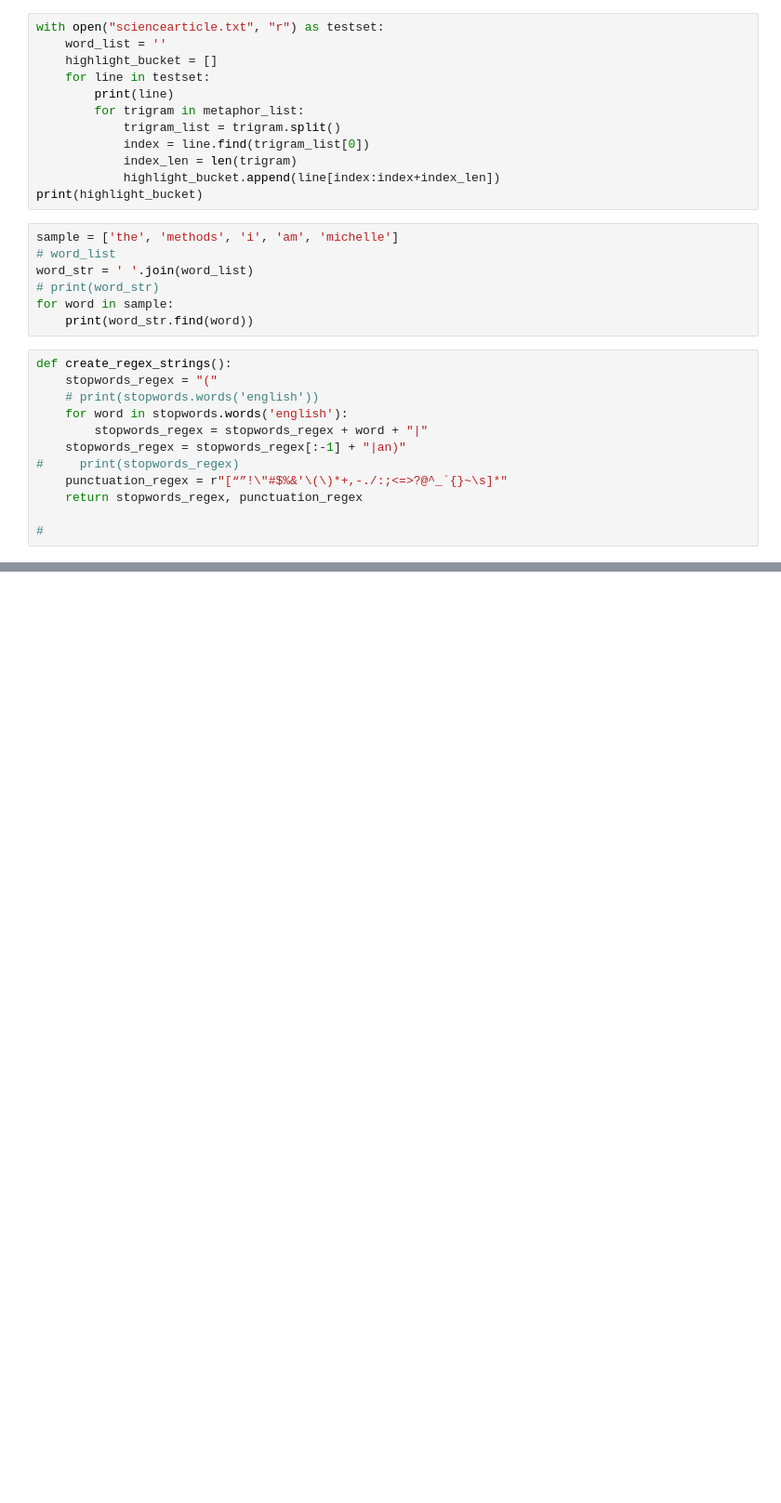
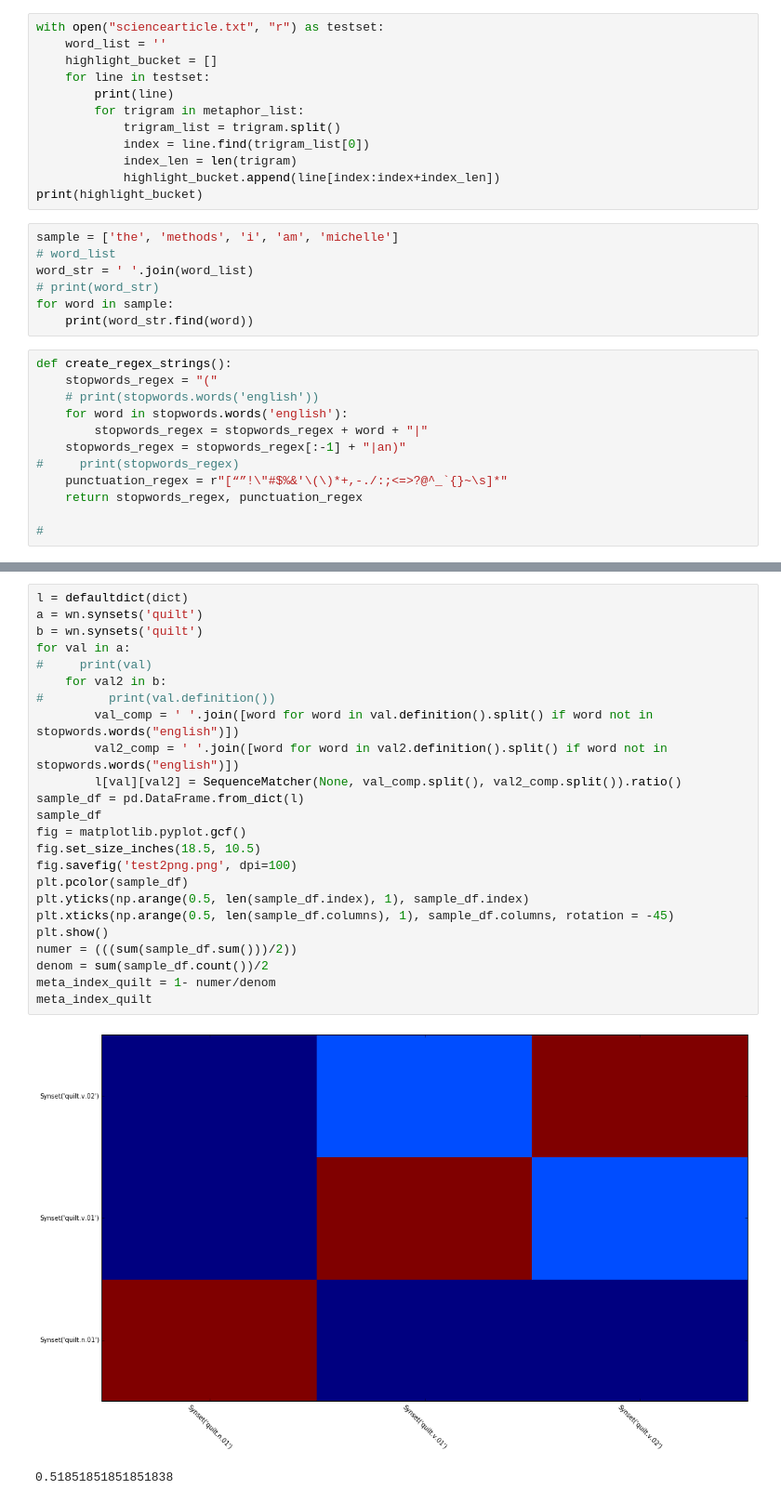
Before and after one commit to gajeam/Pulitzer-Prize-Styleometrics-Project, a Jupyter notebook: Rule 1 metaphor/Metaphor detection with ytsvetko metaphor corpus and metanet.ipynb, the cells around one changed output, grey strips where cells are left out. Shown: that part at 93% size. Cells and saved outputs as stored; diff of their text form; blank space fills up the shorter version.

```diff
--- a/Rule 1 metaphor/Metaphor detection with ytsvetko metaphor corpus and metanet.ipynb
+++ b/Rule 1 metaphor/Metaphor detection with ytsvetko metaphor corpus and metanet.ipynb
@@ -907,0 +1379,27 @@ print(metaphor_list)
+# %%
+l = defaultdict(dict)
+a = wn.synsets('quilt')
+b = wn.synsets('quilt')
+for val in a:
+#     print(val)
+    for val2 in b:
+#         print(val.definition())
+        val_comp = ' '.join([word for word in val.definition().split() if word not in stopwords.words("english")])
+        val2_comp = ' '.join([word for word in val2.definition().split() if word not in stopwords.words("english")])
+        l[val][val2] = SequenceMatcher(None, val_comp.split(), val2_comp.split()).ratio()
+sample_df = pd.DataFrame.from_dict(l)
+sample_df
+fig = matplotlib.pyplot.gcf()
+fig.set_size_inches(18.5, 10.5)
+fig.savefig('test2png.png', dpi=100)
+plt.pcolor(sample_df)
+plt.yticks(np.arange(0.5, len(sample_df.index), 1), sample_df.index)
+plt.xticks(np.arange(0.5, len(sample_df.columns), 1), sample_df.columns, rotation = -45)
+plt.show()
+numer = (((sum(sample_df.sum()))/2))
+denom = sum(sample_df.count())/2
+meta_index_quilt = 1- numer/denom
+meta_index_quilt
+# %% [output]
+[figure, added]
+0.51851851851851838
```
Also changed, not shown: parts of 80 cells of this notebook, 10 other files.
